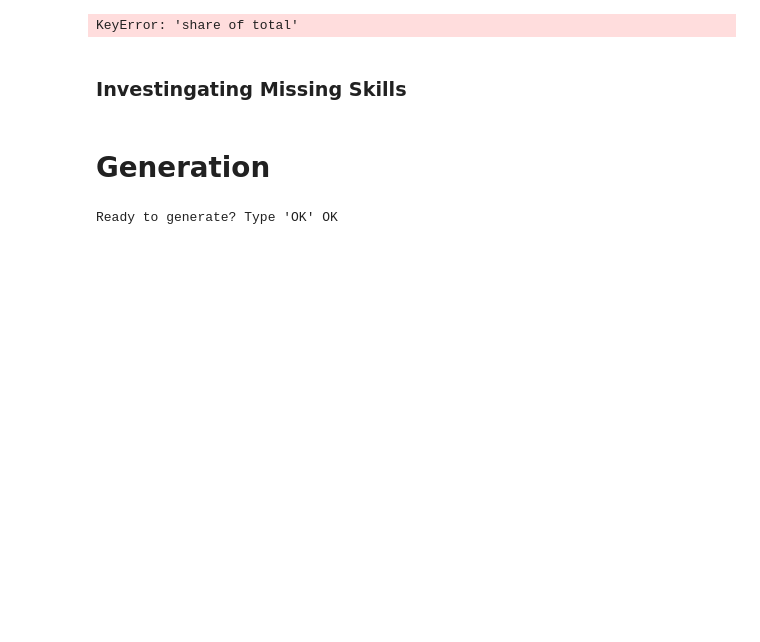
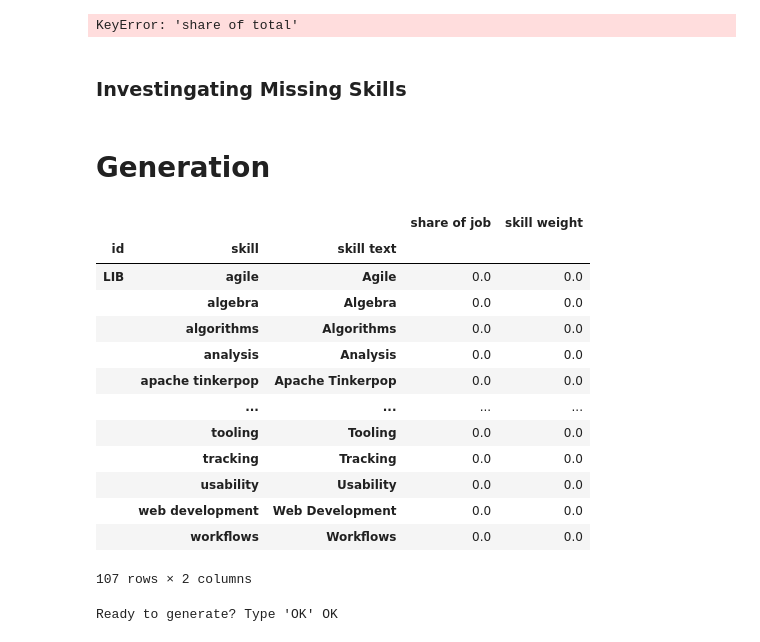
Before and after one commit to FractalMachinist/FractalMachinist.github.io, a Jupyter notebook: Resume.ipynb, the cells around one changed output. Cells and saved outputs as stored; diff of their text form; code cells hidden in the pictures; blank space fills up the shorter version.

```diff
--- a/Resume.ipynb
+++ b/Resume.ipynb
@@ -512,0 +510,19 @@ my_resume.write_html_to_file(
+# %%
+bias_skills = skill_weights.get_job_skill_weights({"LIB":{"attributes":{"skills":{"tealPhrases":{"NO-SKILL":{"original":'NO-SKILL', "positions":[], 'category':'NO-SKILL'}}}}}})
+# %%
+bias_skills
+# %% [output]
+|  |  |  | share of job | skill weight |
+| id | skill | skill text |  |  |
+| LIB | agile | Agile | 0.0 | 0.0 |
+|  | algebra | Algebra | 0.0 | 0.0 |
+|  | algorithms | Algorithms | 0.0 | 0.0 |
+|  | analysis | Analysis | 0.0 | 0.0 |
+|  | apache tinkerpop | Apache Tinkerpop | 0.0 | 0.0 |
+|  | ... | ... | ... | ... |
+|  | tooling | Tooling | 0.0 | 0.0 |
+|  | tracking | Tracking | 0.0 | 0.0 |
+|  | usability | Usability | 0.0 | 0.0 |
+|  | web development | Web Development | 0.0 | 0.0 |
+|  | workflows | Workflows | 0.0 | 0.0 |
+107 rows × 2 columns
```
Also changed, not shown: parts of 6 cells of this notebook.
